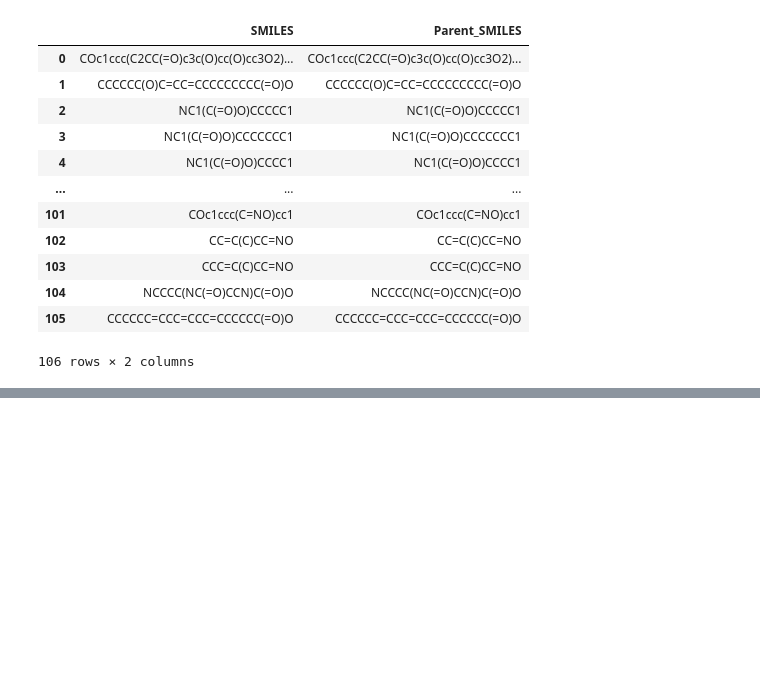
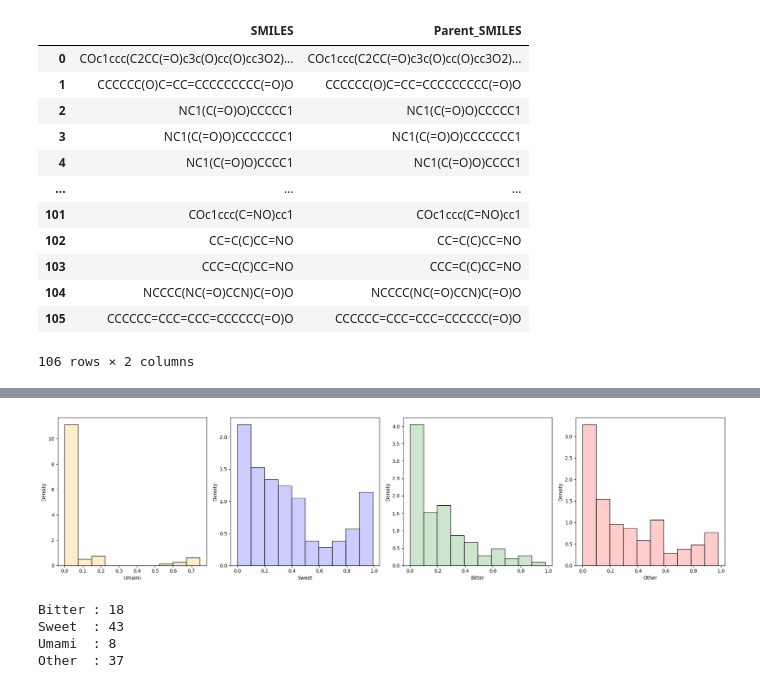
Before and after one commit to lorenzopallante/VirtuousMultiTaste, a Jupyter notebook: notebook/test.ipynb, the cells around one changed output, grey strips where cells are left out. Saved outputs shown, nothing was run; the diff lists cells and outputs as text; code cells hidden in the pictures; blank space fills up the shorter version.

```diff
--- a/notebook/test.ipynb
+++ b/notebook/test.ipynb
@@ -456,0 +491,20 @@ smiles_checked.to_csv(data_path + os.sep + 'parent_smiles_Multitaste_checked.csv
+# %%
+fig, ax = plt.subplots(1,4, figsize=(20, 5))
+sns.histplot(bittersweet['Umami'],  bins=10, stat='density', alpha=0.2, kde=False, label='Umami',  color='orange', ax=ax[0])
+sns.histplot(bittersweet['Sweet'],  bins=10, stat='density', alpha=0.2, kde=False, label='Sweet',  color='blue',   ax=ax[1])
+sns.histplot(bittersweet['Bitter'], bins=10, stat='density', alpha=0.2, kde=False, label='Bitter', color='green',  ax=ax[2])
+sns.histplot(bittersweet['Other'],  bins=10, stat='density', alpha=0.2, kde=False, label='Other',  color='red',    ax=ax[3])
+plt.tight_layout()
+# %% [output]
+[figure, added]
+# %%
+# count number of predicted bitter and sweet compounds
+print ("Bitter : %s" %(bittersweet["Dominant"]== 'BITTER').sum())
+print ("Sweet  : %s" %(bittersweet["Dominant"]== 'SWEET').sum())
+print ("Umami  : %s" %(bittersweet["Dominant"]== 'UMAMI').sum())
+print ("Other  : %s" %(bittersweet["Dominant"]== 'OTHER').sum())
+# %% [output]
+Bitter : 18
+Sweet  : 43
+Umami  : 8
+Other  : 37
```
Also changed, not shown: parts of 4 cells of this notebook, 4 other files.
